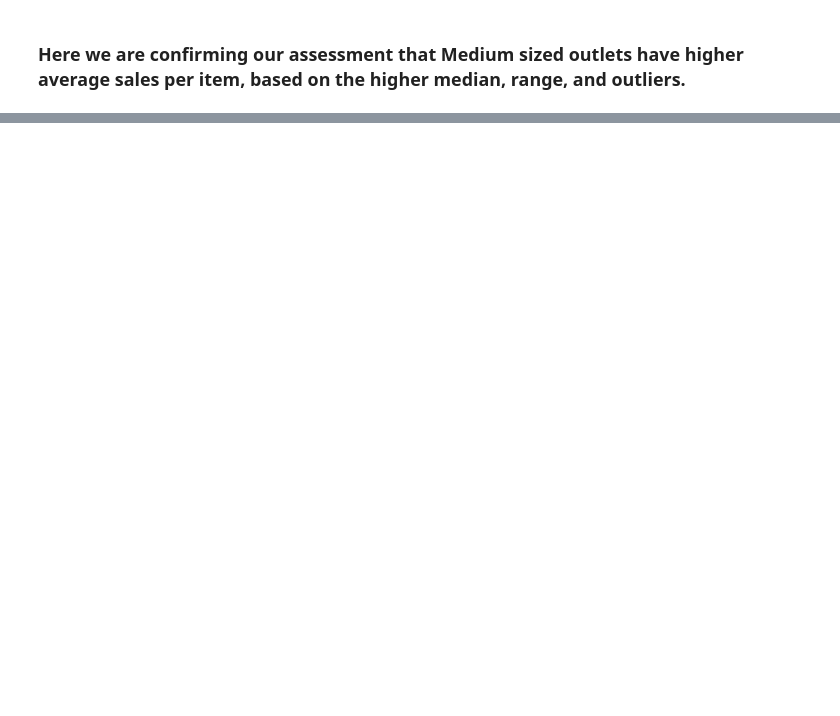
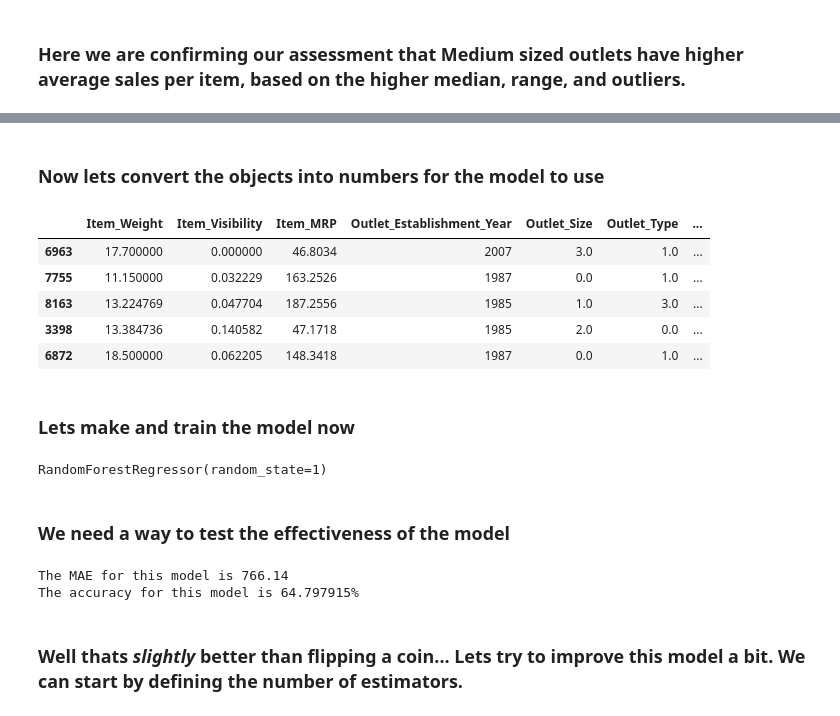
Before and after one commit to SeraphDev6/BigMart-Sales-Predictions, a Jupyter notebook: BigMart_Sales_Predictions.ipynb, the cells around one changed output, grey strips where cells are left out. Saved outputs shown, nothing was run; the diff lists cells and outputs as text; code cells hidden in the pictures; blank space fills up the shorter version.

```diff
--- a/BigMart_Sales_Predictions.ipynb
+++ b/BigMart_Sales_Predictions.ipynb
@@ -267,0 +362,42 @@ df.groupby("Outlet_Size")["Item_Outlet_Sales"].describe()
+# %%
+X_train, X_valid, y_train, y_valid = train_test_split(X, y)
+# %% [markdown]
+### Now lets convert the objects into numbers for the model to use
+# %%
+ord_enc = OrdinalEncoder()
+X_train[ordinal_encoded_features] = ord_enc.fit_transform(X_train[ordinal_encoded_features],y_train)
+X_valid[ordinal_encoded_features] = ord_enc.transform(X_valid[ordinal_encoded_features])
+X_train.head()
+# %% [output]
+|  | Item_Weight | Item_Visibility | Item_MRP | Outlet_Establishment_Year | Outlet_Size | Outlet_Type | ... |
+| 6963 | 17.700000 | 0.000000 | 46.8034 | 2007 | 3.0 | 1.0 | ... |
+| 7755 | 11.150000 | 0.032229 | 163.2526 | 1987 | 0.0 | 1.0 | ... |
+| 8163 | 13.224769 | 0.047704 | 187.2556 | 1985 | 1.0 | 3.0 | ... |
+| 3398 | 13.384736 | 0.140582 | 47.1718 | 1985 | 2.0 | 0.0 | ... |
+| 6872 | 18.500000 | 0.062205 | 148.3418 | 1987 | 0.0 | 1.0 | ... |
+# %% [markdown]
+### Lets make and train the model now
+# %%
+model = RandomForestRegressor(random_state=1) # random state is so that testing can be measured reliably
+
+model.fit(X_train,y_train)
+# %% [output]
+RandomForestRegressor(random_state=1)
+# %% [markdown]
+### We need a way to test the effectiveness of the model
+# %%
+def get_MAE(model,X,y):
+  return mean_absolute_error(model.predict(X),y)
+
+def get_percent(model,X,y):
+  return 1-(get_MAE(model,X,y)/y.mean())
+def print_stats(model,X,y):
+  print("The MAE for this model is {:.2f}".format(get_MAE(model,X,y)))
+  print("The accuracy for this model is {:%}".format(get_percent(model,X,y)))
+
+print_stats(model,X_valid,y_valid)
+# %% [output]
+The MAE for this model is 766.14
+The accuracy for this model is 64.797915%
+# %% [markdown]
+### Well thats *slightly* better than flipping a coin... Lets try to improve this model a bit. We can start by defining the number of estimators.
```
Also changed, not shown: parts of 23 cells of this notebook.
